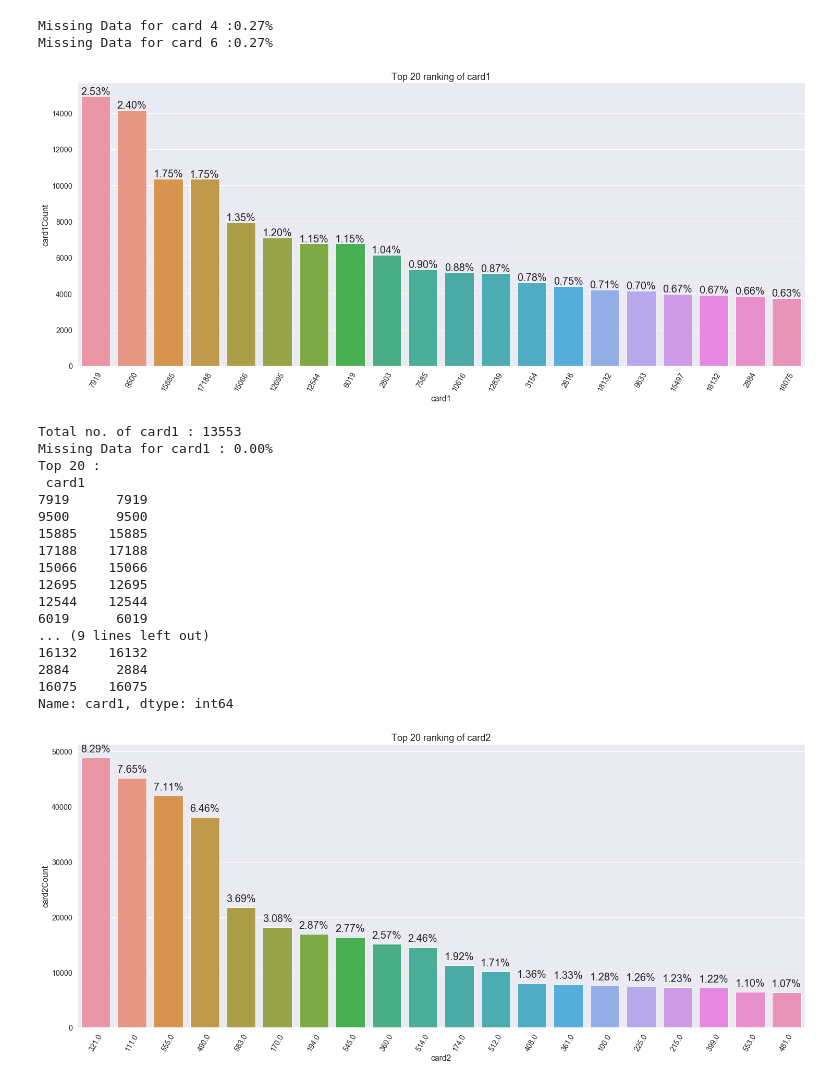
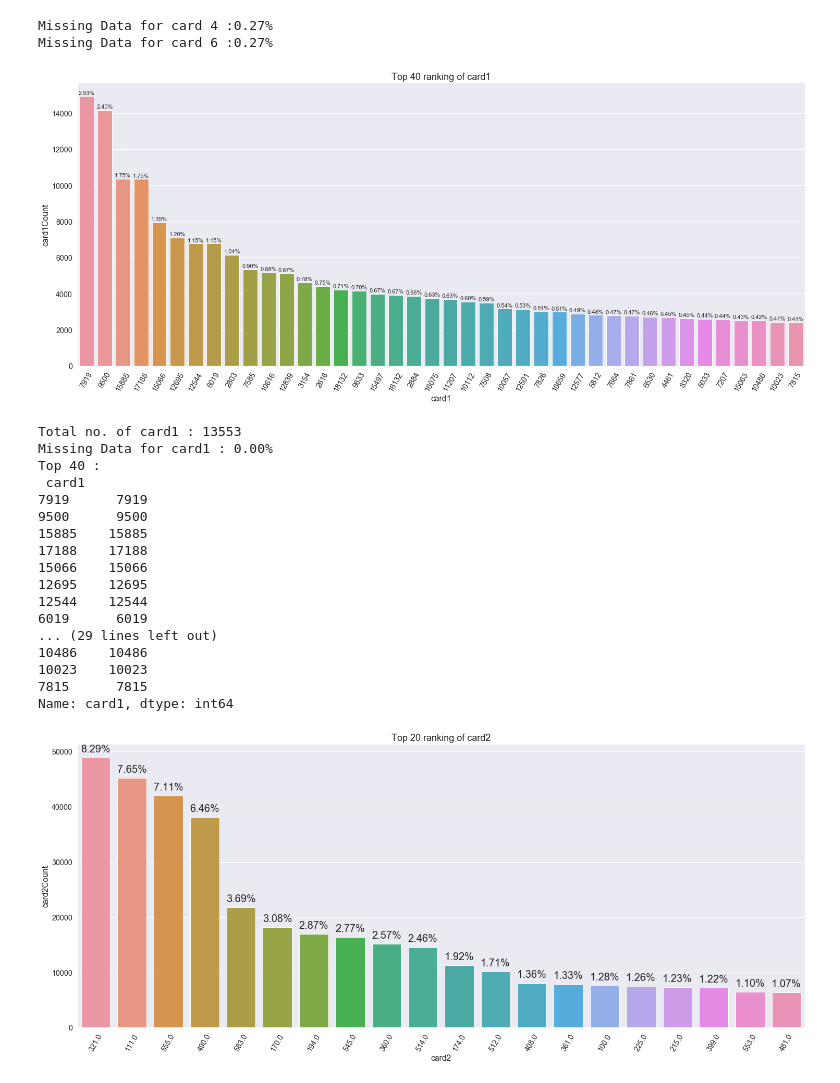
Before and after one commit to samaujs/Machine-Learning, a Jupyter notebook: Kaggle/sample/IEEEFraudDetection.ipynb, the cells around one changed output. Cells and saved outputs as stored; diff of their text form; code cells hidden in the pictures.

```diff
--- a/Kaggle/sample/IEEEFraudDetection.ipynb
+++ b/Kaggle/sample/IEEEFraudDetection.ipynb
@@ -251,42 +251,43 @@ Missing Data for card 6 :0.27%
 card1_Grp = pd.DataFrame()
 card1_Grp['card1Count'] = train_merged.groupby(['card1'])['card1'].count()
 card1_Grp['card1'] = card1_Grp.index
+topmost = 40
 
-# There are too many Devices, so we will subset the top 20
-card1_grp_top = card1_Grp.sort_values(by='card1Count',ascending=False).head(20)
+# There are too many card1, so we will subset the top group
+card1_grp_top = card1_Grp.sort_values(by='card1Count',ascending=False).head(topmost)
 order_card1 = card1_grp_top.sort_values(by='card1Count',ascending=False)['card1']
 
 plt.figure(figsize=(25, 10))
 sns.set(color_codes=True)
 sns.set(font_scale = 1.3)
 ax = sns.barplot(x='card1', y='card1Count', data=card1_grp_top, order=order_card1)
-ax.set_title('Top 20 ranking of card1', fontsize=18)
+ax.set_title('Top ' + str(topmost) + ' ranking of card1', fontsize=18)
 for rectBox in ax.patches:
     count = rectBox.get_height()
     #print("Counts :", count)
     ax.text(rectBox.get_x() + rectBox.get_width()/2.,
             count + 100,
             '{:1.2f}%'.format(count/total_counts*100),
-            ha="center", fontsize=20)
+            ha="center", fontsize=11)
 
 
 xt = plt.xticks(rotation=60)
 plt.show()
 
 print("Total no. of card1 :", len(card1_Grp.index))
 print("Missing Data for card1 : " +
       '{:1.2f}%'.format(train_merged['card1'].isnull().sum() / total_counts * 100))
-print("Top 20 :\n", card1_grp_top['card1'])
+print("Top " + str(topmost) + " :\n", card1_grp_top['card1'])
 
 for ctr in range(len(card1_grp_top)):
     if (card1_grp_top.iloc[ctr]['card1'] == -999):
         print("Found in Index", str(ctr) + ":", card1_grp_top.iloc[ctr]['card1Count'])
         print("Missing Data : " + '{:1.2f}%'.format(card1_grp_top.iloc[ctr]['card1Count'] / total_counts * 100))
 # %% [output]
-[figure, old version]
+[figure, new version]
 Total no. of card1 : 13553
 Missing Data for card1 : 0.00%
-Top 20 :
+Top 40 :
  card1
 7919      7919
 9500      9500
@@ -296,10 +297,10 @@ Top 20 :
 12695    12695
 12544    12544
 6019      6019
-... (9 lines left out)
-16132    16132
-2884      2884
-16075    16075
+... (29 lines left out)
+10486    10486
+10023    10023
+7815      7815
 Name: card1, dtype: int64
 # %%
 card2_Grp = pd.DataFrame()
```
Also changed, not shown: parts of 19 cells of this notebook.
